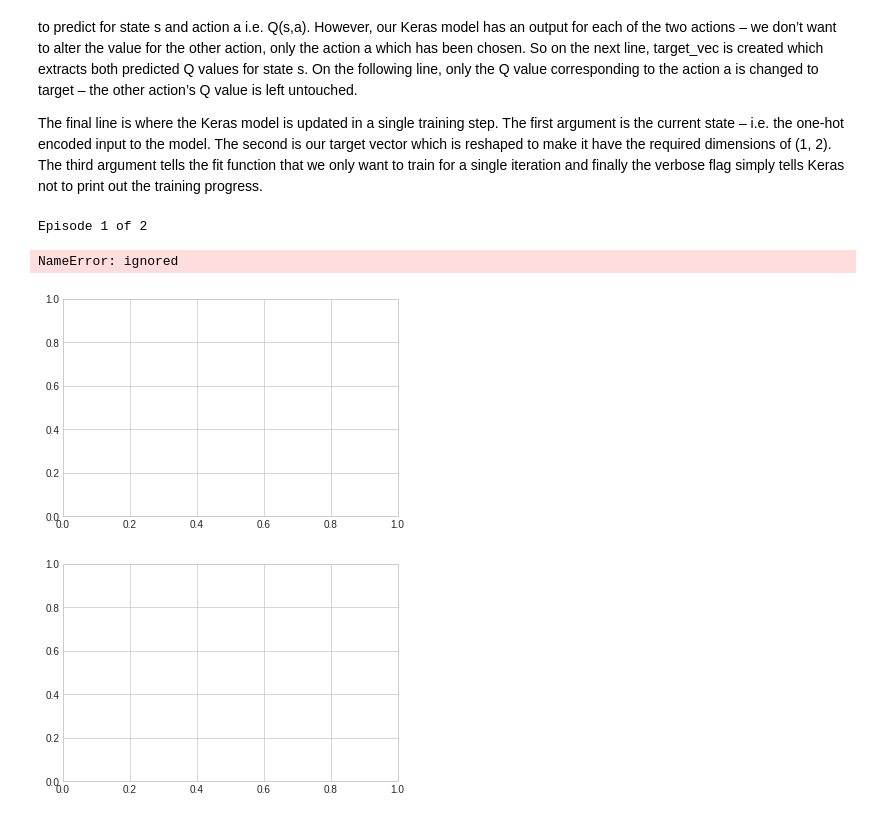
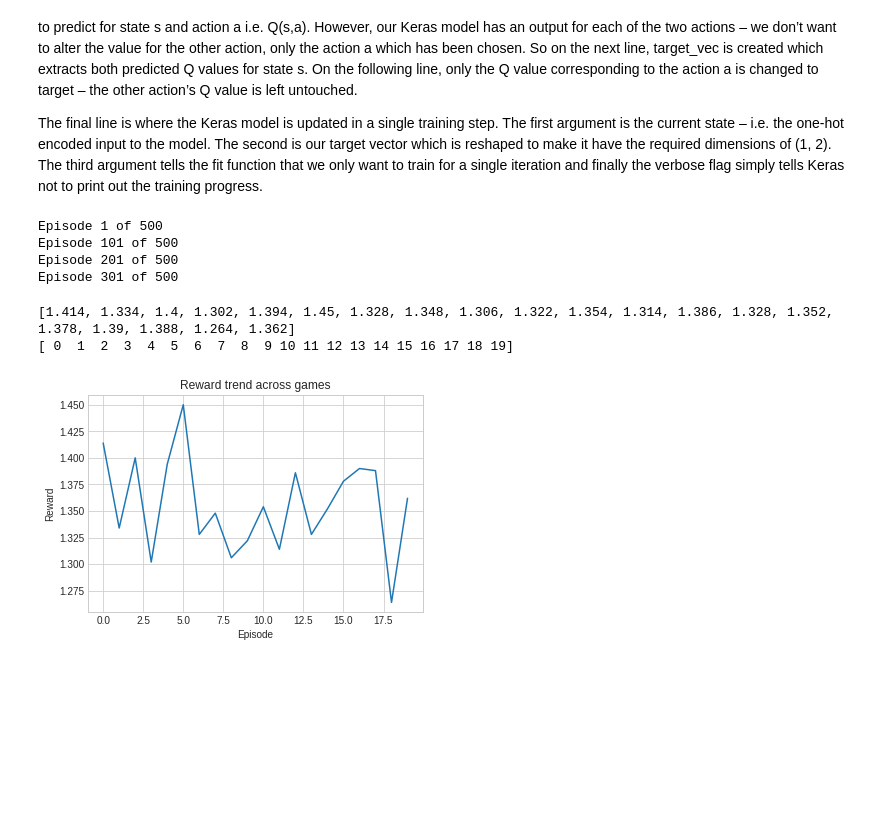
Before and after one commit to tonello88/machine_learning, a Jupyter notebook: ReinforcementLearning_NChain_OpenGym.ipynb, the cells around one changed output. Saved outputs shown, nothing was run; the diff lists cells and outputs as text; code cells hidden in the pictures; blank space fills up the shorter version.

```diff
--- a/ReinforcementLearning_NChain_OpenGym.ipynb
+++ b/ReinforcementLearning_NChain_OpenGym.ipynb
@@ -318,22 +318,30 @@ Model updating is the main difference with the previous approach.
 The first line sets the target as the Q learning updating rule that has been previously presented. It is the reward r plus the discounted maximum of the predicted Q values for the new state, new_s. This is the value that we want the Keras model to learn to predict for state s and action a i.e. Q(s,a). However, our Keras model has an output for each of the two actions – we don’t want to alter the value for the other action, only the action a which has been chosen. So on the next line, target_vec is created which extracts both predicted Q values for state s. On the following line, only the Q value corresponding to the action a is changed to target – the other action’s Q value is left untouched.
 
 The final line is where the Keras model is updated in a single training step. The first argument is the current state – i.e. the one-hot encoded input to the model. The second is our target vector which is reshaped to make it have the required dimensions of (1, 2). The third argument tells the fit function that we only want to train for a single iteration and finally the verbose flag simply tells Keras not to print out the training progress.
-# %%
-r_avg_list = eps_greedy_q_learning_with_neural_network(env, 2)
-# %% [output]
-Episode 1 of 2
+# %%
+num_episodes = 500
+r_avg_list = eps_greedy_q_learning_with_neural_network(env, num_episodes)
+# %% [output]
+Episode 1 of 500
+Episode 101 of 500
+Episode 201 of 500
+Episode 301 of 500
+# %%
+print(r_avg_list)
+x = np.arange(0, num_episodes)
+print(x)
+# %% [output]
+[1.414, 1.334, 1.4, 1.302, 1.394, 1.45, 1.328, 1.348, 1.306, 1.322, 1.354, 1.314, 1.386, 1.328, 1.352, 1.378, 1.39, 1.388, 1.264, 1.362]
+[ 0  1  2  3  4  5  6  7  8  9 10 11 12 13 14 15 16 17 18 19]
 # %%
 %matplotlib inline
 import matplotlib.pyplot as plt
 plt.style.use('seaborn-whitegrid')
 fig = plt.figure()
+plt.title("Reward trend across games")
 ax = plt.axes()
-fig = plt.figure()
-ax = plt.axes()
-
-x = np.linspace(0, 10, 500)
+ax.set_ylabel("Reward")
+ax.set_xlabel("Episode")
 ax.plot(x, r_avg_list);
 # %% [output]
-NameError: ignored
-[figure, old version]
+[figure, new version]
-[figure, removed]
```
